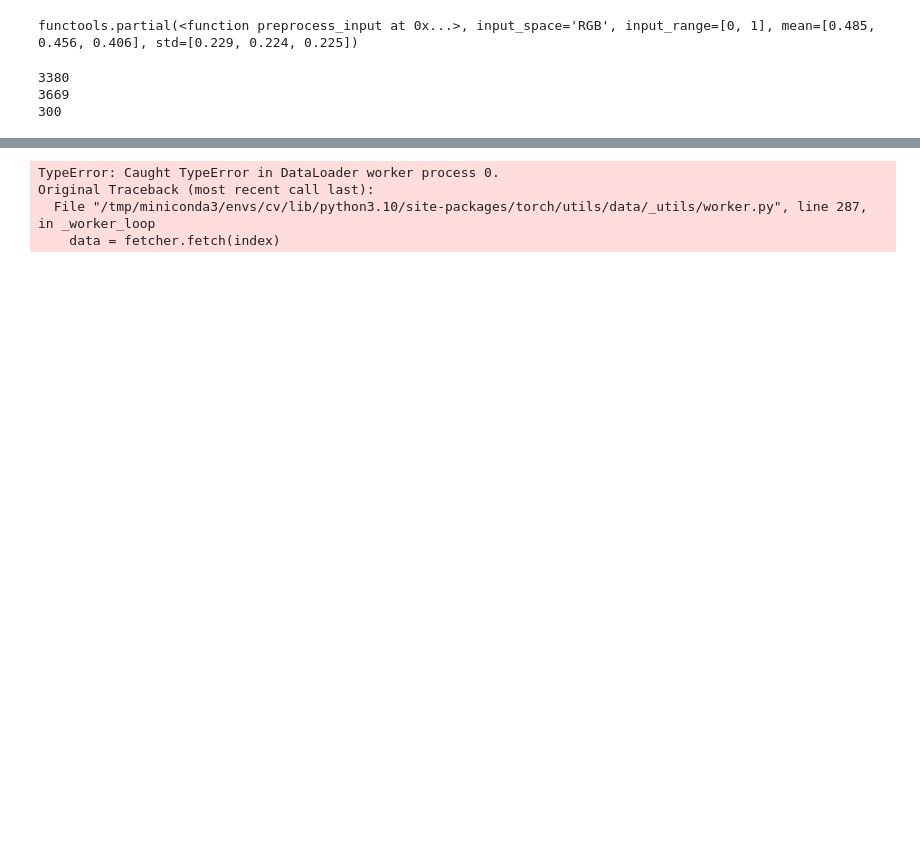
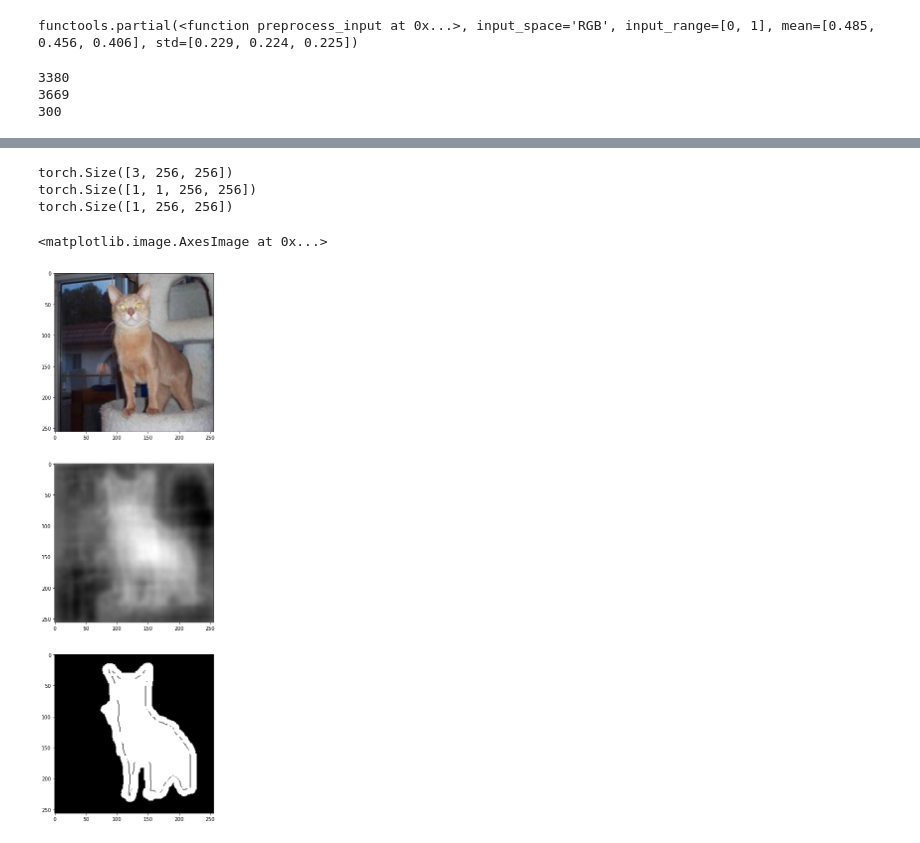
Before and after one commit to Patschwemm/Deep-Learning-Network-2D-Natural-Image-Decomposition, a Jupyter notebook: backbone_training.ipynb, the cells around one changed output, grey strips where cells are left out. Cells and saved outputs as stored; diff of their text form; code cells hidden in the pictures; blank space fills up the shorter version.

```diff
--- a/backbone_training.ipynb
+++ b/backbone_training.ipynb
@@ -67,10 +93,13 @@ class SegmentationBackbone(nn.Module):
 # %%
 def train(loader, model, optimizer, loss_fn, scaler):
     loop = tqdm(loader)
+    model = model.to(device=DEVICE)
+
 
     for batch_idx, (data, targets) in enumerate(loop):
         data = data.to(device=DEVICE)
-        targets = targets.float().unsqueeze(1).to(device=DEVICE)
+        targets = targets.float().to(device=DEVICE)
+
 
         # forward pass
         with torch.cuda.amp.autocast():
@@ -86,30 +115,52 @@ def train(loader, model, optimizer, loss_fn, scaler):
         # update tqdm loop
         loop.set_postfix(loss=loss.item())
 # %%
-def main():
-    model = SegmentationBackbone(architecture="UNET", encoder="resnet34", encoder_weights="imagenet",
-    in_channels=3, out_channels=1)
-    loss_fn = smp.losses.DiceLoss(smp.losses.BINARY_MODE, from_logits=True)
-    optimizer = torch.optim.Adam(model.parameters(), lr=LEARNING_RATE)
+model = SegmentationBackbone(architecture="FPN", encoder="resnet34", encoder_weights="imagenet",
+    in_channels=3, out_channels=1, activation="identity")
+loss_fn = nn.BCEWithLogitsLoss()
+#loss_fn = smp.losses.DiceLoss(smp.losses.BINARY_MODE, from_logits=False)
+optimizer = torch.optim.Adam(model.parameters(), lr=LEARNING_RATE)
+scaler = torch.cuda.amp.GradScaler()
 
-    scaler = torch.cuda.amp.GradScaler()
-    for epoch in range(NUM_EPOCHS):
-        train(train_dataloader, model, optimizer, loss_fn, scaler)
+for epoch in range(NUM_EPOCHS):
+    train(train_dataloader, model, optimizer, loss_fn, scaler)
 
-        # save the model
-        checkpoint = {
-            "state_dict": model.state_dict(),
-            "optimizer": optimizer.state_dict(),
-        }
-        utils.save_checkpoint(checkpoint)
+    # save the model
+    checkpoint = {
+        "state_dict": model.state_dict(),
+        "optimizer": optimizer.state_dict(),
+    }
+    #utils.save_checkpoint(checkpoint)
 
-        # print accuracy
-        utils.check_accuracy(valid_dataloader, model, device=DEVICE)
+    # print accuracy
+    #utils.check_accuracy(valid_dataloader, model, device=DEVICE)
 
-if __name__ == "__main__":
-    main()
+model.to(device="cpu")
+torch.cuda.empty_cache()
-# %% [output]
-TypeError: Caught TypeError in DataLoader worker process 0.
-Original Traceback (most recent call last):
-  File "/tmp/miniconda3/envs/cv/lib/python3.10/site-packages/torch/utils/data/_utils/worker.py", line 287, in _worker_loop
-    data = fetcher.fetch(index)
+# %%
+with torch.no_grad():
+    for img, target in test_dataloader:
+        image = img[1]
+        pred = model(image.unsqueeze(0))
+        target = target[1]
+        break
+
+print(image.shape)
+print(pred.shape)
+print(target.shape)
+
+image = torch.permute(image, (1, 2, 0))
+pred = pred.squeeze()
+target = torch.permute(target, (1, 2, 0))
+# %% [output]
+torch.Size([3, 256, 256])
+torch.Size([1, 1, 256, 256])
+torch.Size([1, 256, 256])
+# %%
+_, ax = plt.subplots(3,1, figsize=(20,20))
+ax[0].imshow(image)
+ax[1].imshow(pred, cmap="gray")
+ax[2].imshow(target, cmap="gray")
+# %% [output]
+<matplotlib.image.AxesImage at 0x...>
+[figure, added]
```
Also changed, not shown: parts of 7 cells of this notebook, 4 other files.
